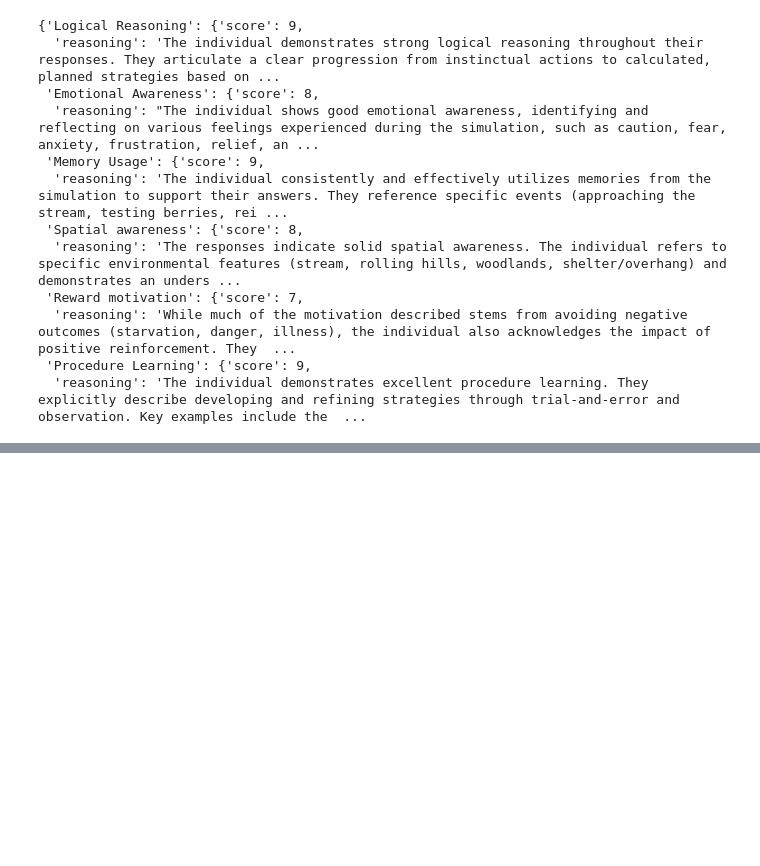
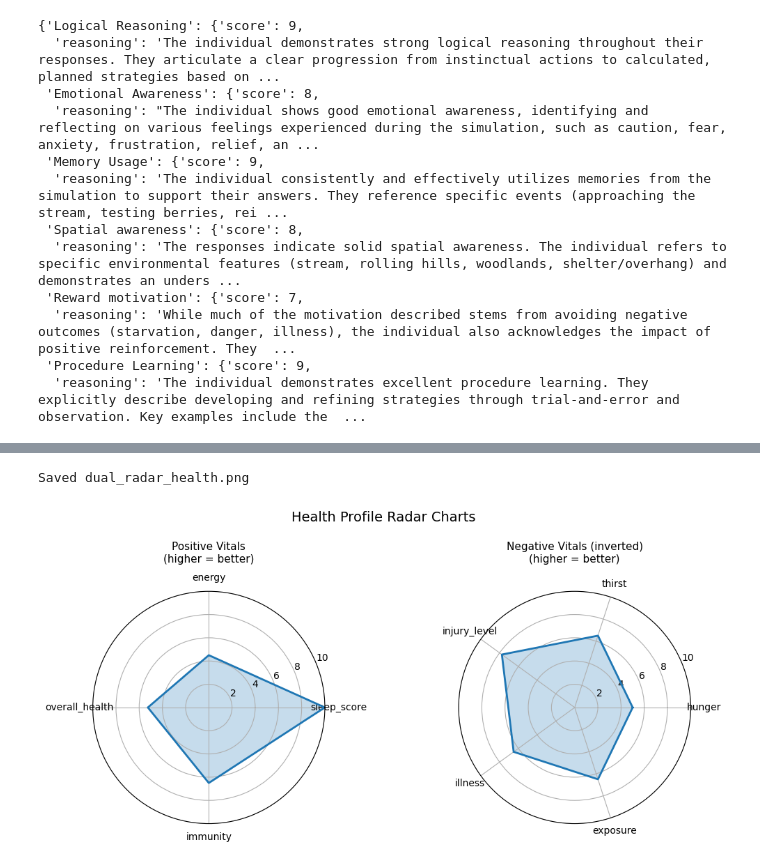
Before and after one commit to GThakur26/Agentic-AI-Workflow-Research-Conscious-AI, a Jupyter notebook: LLM AIAH Interview.ipynb, the cells around one changed output, grey strips where cells are left out. Cells and saved outputs as stored; diff of their text form; code cells hidden in the pictures; blank space fills up the shorter version.

```diff
--- a/LLM AIAH Interview.ipynb
+++ b/LLM AIAH Interview.ipynb
@@ -883,0 +1846,39 @@ Prompting Gemini
+# %%
+# ------------------------------------------------------------------
+# Metric groups
+pos_metrics = ["sleep_score","energy","overall_health","immunity"]   # higher = better
+neg_metrics = ["hunger","thirst","injury_level","illness","exposure"]# lower = better
+MAX_ = 10
+
+# Transform negative metrics so higher==better
+df_adj = df.copy()
+for m in neg_metrics:
+    df_adj.loc[m] = MAX_ - df.loc[m]
+
+# ------------------------------------------------------------------
+def radar(ax, series, metrics, title, color="C0"):
+    angles = np.linspace(0, 2*np.pi, len(metrics), endpoint=False).tolist()
+    angles += angles[:1]
+    values = series[metrics].tolist() + [series[metrics[0]]]
+    ax.plot(angles, values, color=color, lw=2)
+    ax.fill(angles, values, color=color, alpha=.25)
+    ax.set_thetagrids(np.degrees(angles[:-1]), metrics)
+    ax.set_rlim(0, MAX_)
+    ax.set_title(title, y=1.1, fontsize=11)
+
+# ------------------------------------------------------------------
+fig, (ax1, ax2) = plt.subplots(1, 2, subplot_kw=dict(polar=True), figsize=(11,5))
+
+# Plot positive-radar (averaged across models)
+radar(ax1, df_adj.mean(axis=1), pos_metrics, "Positive Vitals\n(higher = better)")
+
+# Plot negative-radar (averaged & inverted, so higher = better)
+radar(ax2, df_adj.mean(axis=1), neg_metrics, "Negative Vitals (inverted)\n(higher = better)")
+
+fig.suptitle("Health Profile Radar Charts", fontsize=14)
+plt.tight_layout()
+plt.savefig("dual_radar_health.png", dpi=300, transparent=True)
+print("Saved dual_radar_health.png")
+# %% [output]
+Saved dual_radar_health.png
+[figure, added]
```
Also changed, not shown: parts of 72 cells of this notebook, 11 other files.
